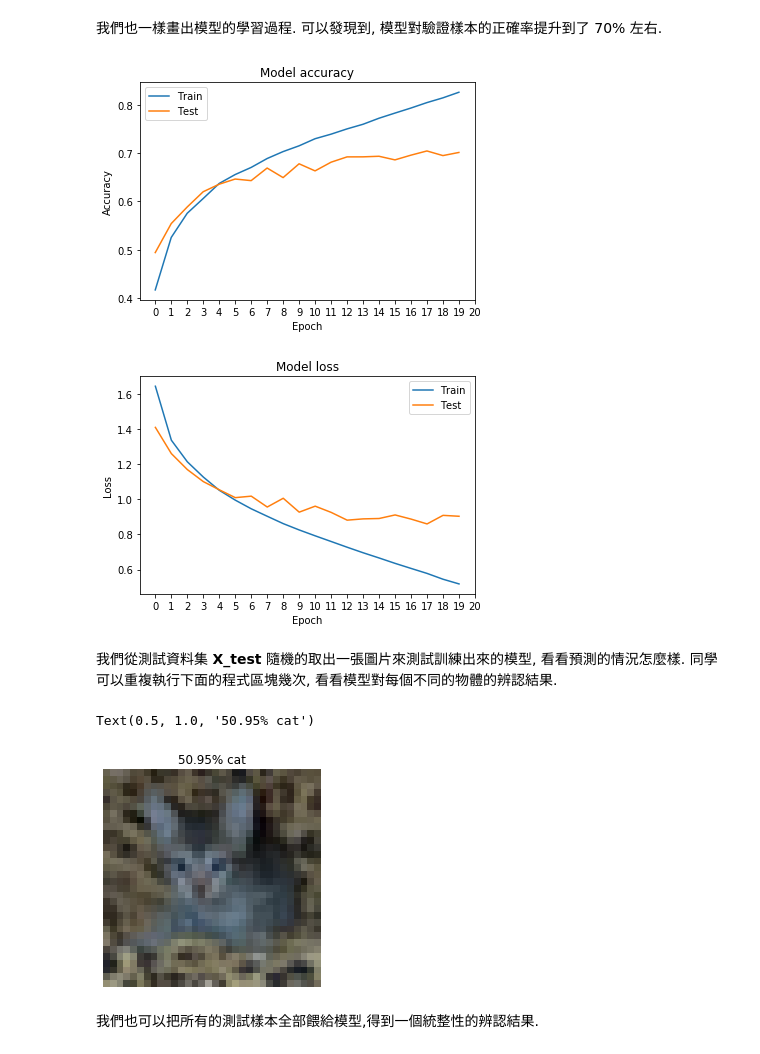
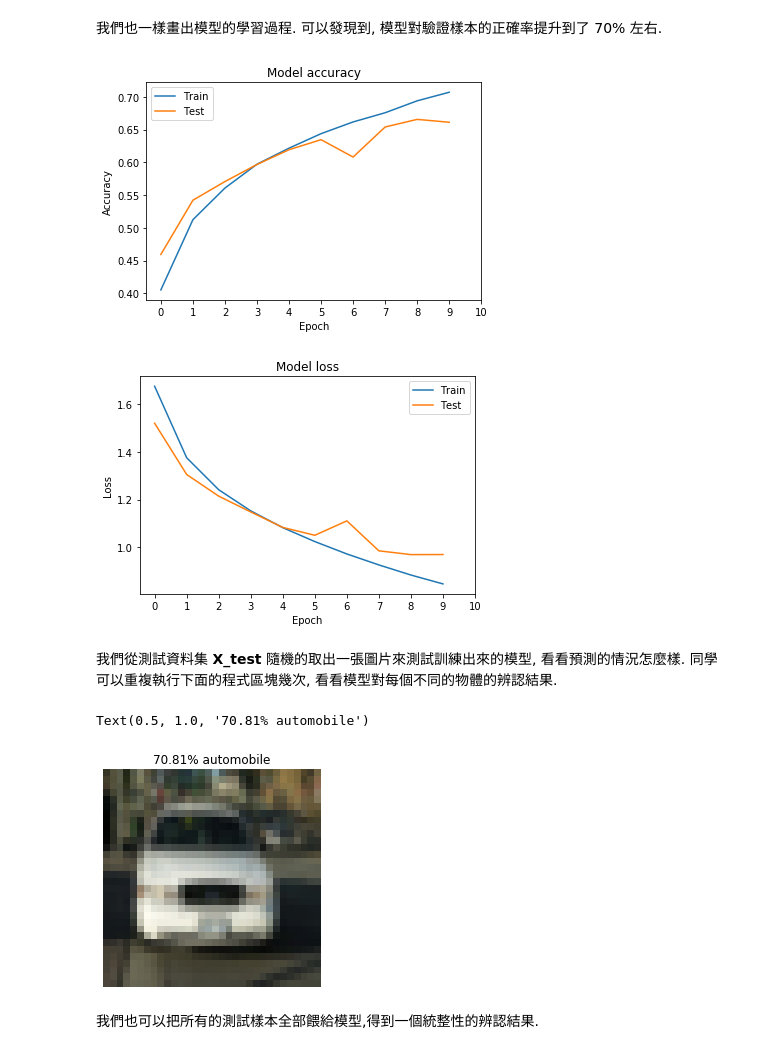
Before and after one commit to chihchang/cycu-ai-tutorial, a Jupyter notebook: train.ipynb, the cells around one changed output. Cells and saved outputs as stored; diff of their text form; code cells hidden in the pictures.

```diff
--- a/train.ipynb
+++ b/train.ipynb
@@ -242,8 +264,3 @@ Total params: 2,122,186
 Trainable params: 2,122,186
 Non-trainable params: 0
 _________________________________________________________________
-# %%
-cnn_model.compile(loss='categorical_crossentropy',
-                  optimizer= RMSprop(lr=0.0001, decay=1e-6),
-                  metrics=['accuracy'])
-history = cnn_model.fit(trainX, trainY, epochs=20, validation_data=(validX, validY))
@@ -267,0 +267,2 @@ Epoch 20/20
+# %%
+history = cnn_model.fit(trainX, trainY, epochs=10, batch_size=32, validation_data=(validX, validY))
@@ -270,26 +289,26 @@ Epoch 20/20
 # %%
 # Plot training & validation accuracy values
 plt.plot(history.history['acc'])
 plt.plot(history.history['val_acc'])
 plt.title('Model accuracy')
 plt.ylabel('Accuracy')
 plt.xlabel('Epoch')
-plt.xticks(np.arange(0, 21, 1))
+plt.xticks(np.arange(0, len(history.epoch)+1, 1))
 plt.legend(['Train', 'Test'], loc='upper left')
 plt.show()
 
 # Plot training & validation loss values
 plt.plot(history.history['loss'])
 plt.plot(history.history['val_loss'])
 plt.title('Model loss')
 plt.ylabel('Loss')
 plt.xlabel('Epoch')
-plt.xticks(np.arange(0, 21, 1))
+plt.xticks(np.arange(0, len(history.epoch)+1, 1))
 plt.legend(['Train', 'Test'], loc='best')
 plt.show()
 # %% [output]
-[figure, old version]
+[figure, new version]
-[figure, old version]
+[figure, new version]
 # %% [markdown]
 我們從測試資料集 **X_test** 隨機的取出一張圖片來測試訓練出來的模型, 看看預測的情況怎麼樣. 同學可以重複執行下面的程式區塊幾次, 看看模型對每個不同的物體的辨認結果.
 # %%
@@ -301,9 +320,10 @@ plt.imshow(im)
 plt.axis('off')
 text = '{:.2f}% {}'.format(prediction[0][predicted_label]*100, label_name[predicted_label])
 plt.title(text)
+plt.show()
 # %% [output]
-Text(0.5, 1.0, '50.95% cat')
+Text(0.5, 1.0, '70.81% automobile')
-[figure, old version]
+[figure, new version]
 # %% [markdown]
 我們也可以把所有的測試樣本全部餵給模型,得到一個統整性的辨認結果.
 # %%
```
Also changed, not shown: parts of 28 cells of this notebook.
